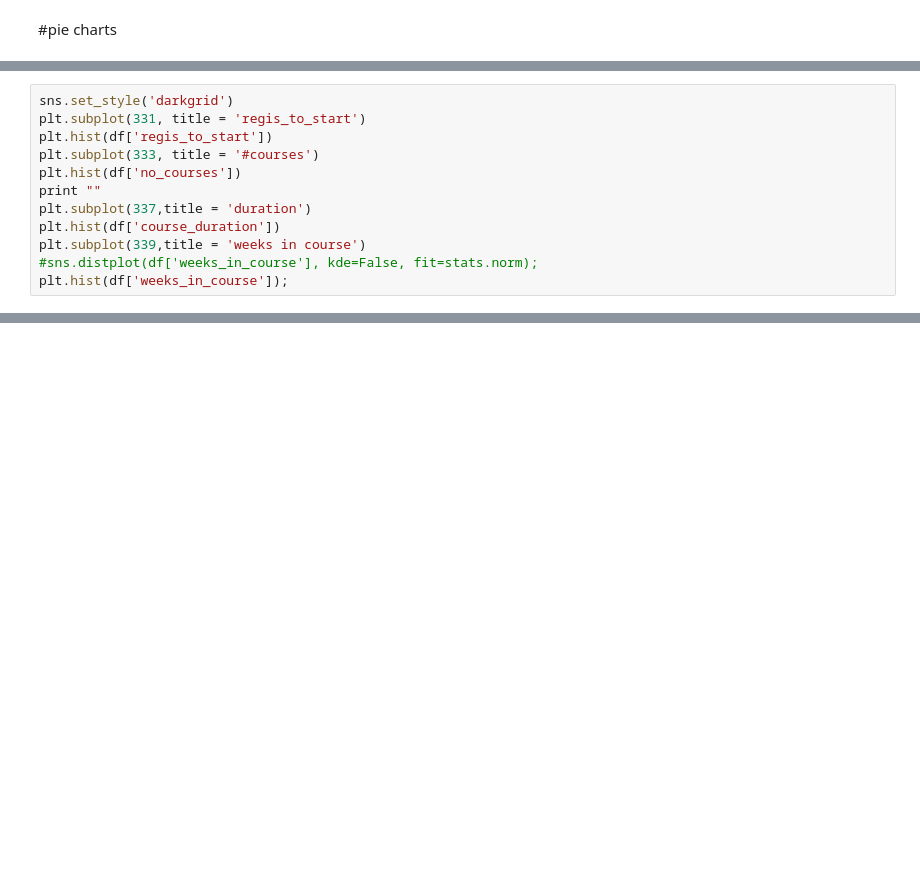
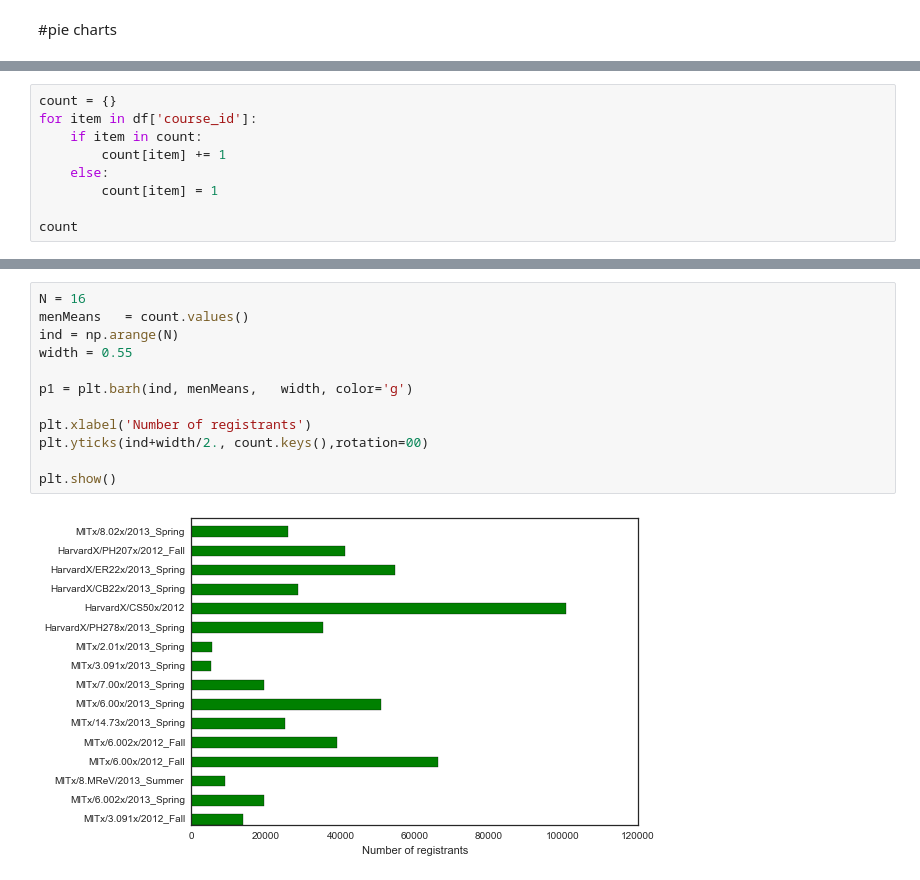
Before and after one commit to hadi-ds/mooc, a Jupyter notebook: DataPreparation.ipynb, the cells around one changed output, grey strips where cells are left out. Cells and saved outputs as stored; diff of their text form; blank space fills up the shorter version.

```diff
--- a/DataPreparation.ipynb
+++ b/DataPreparation.ipynb
@@ -533,12 +366,0 @@ Index([u'course_id', u'userid_DI', u'viewed', u'explored', u'certified',
-# %%
-sns.set_style('darkgrid')
-plt.subplot(331, title = 'regis_to_start')
-plt.hist(df['regis_to_start'])
-plt.subplot(333, title = '#courses')
-plt.hist(df['no_courses'])
-print ""
-plt.subplot(337,title = 'duration')
-plt.hist(df['course_duration'])
-plt.subplot(339,title = 'weeks in course')
-#sns.distplot(df['weeks_in_course'], kde=False, fit=stats.norm);
-plt.hist(df['weeks_in_course']);
@@ -563,0 +369,9 @@ for c in course_id_colm:
+# %%
+count = {}
+for item in df['course_id']:
+    if item in count:
+        count[item] += 1
+    else:
+        count[item] = 1
+
+count
@@ -564,3 +395,17 @@ for c in course_id_colm:
+# %%
+N = 16
+menMeans   = count.values()
+ind = np.arange(N)
+width = 0.55
+
+p1 = plt.barh(ind, menMeans,   width, color='g')
+
+plt.xlabel('Number of registrants')
+plt.yticks(ind+width/2., count.keys(),rotation=00)
+
+plt.show()
+# %% [output]
+[figure, added]
 # %%
 count
 # %% [output]
```
Also changed, not shown: parts of 36 cells of this notebook.
